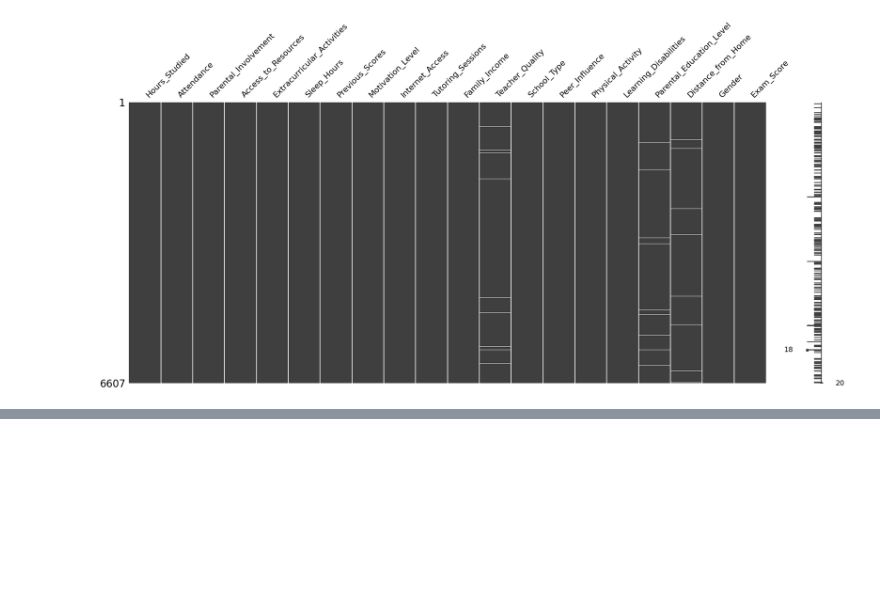
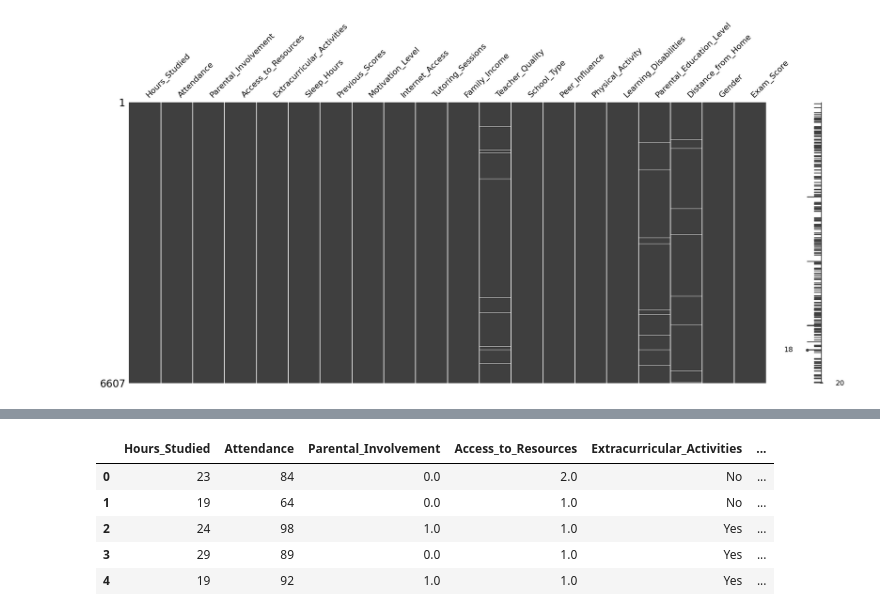
Before and after one commit to aidanahn/AP-Research, a Jupyter notebook: project.ipynb, the cells around one changed output, grey strips where cells are left out. Drawn from its saved outputs; the diff is of its cells as text; code cells hidden in the pictures; blank space fills up the shorter version.

Commit message:
Used the OrdinalEncoder in order to encode all ordinal variables

```diff
--- a/project.ipynb
+++ b/project.ipynb
@@ -163,0 +148,22 @@ print(df.duplicated().sum())
+# %%
+ordinal_encoder = OrdinalEncoder(categories = [['Low', 'Medium', 'High']])
+df['Parental_Involvement'] = ordinal_encoder.fit_transform(df[['Parental_Involvement']])
+df['Access_to_Resources'] = ordinal_encoder.fit_transform(df[['Access_to_Resources']])
+df['Motivation_Level'] = ordinal_encoder.fit_transform(df[['Motivation_Level']])
+df['Family_Income'] = ordinal_encoder.fit_transform(df[['Family_Income']])
+df['Teacher_Quality'] = ordinal_encoder.fit_transform(df[['Teacher_Quality']])
+# %%
+ordinal_encoder = OrdinalEncoder(categories = [['Negative', 'Neutral', 'Positive']])
+df['Peer_Influence'] = ordinal_encoder.fit_transform(df[['Peer_Influence']])
+# %%
+ordinal_encoder = OrdinalEncoder(categories = [['High School', 'College', 'Postgraduate']])
+df['Parental_Education_Level'] = ordinal_encoder.fit_transform(df[['Parental_Education_Level']])
+# %%
+df.head()
+# %% [output]
+|  | Hours_Studied | Attendance | Parental_Involvement | Access_to_Resources | Extracurricular_Activities | ... |
+| 0 | 23 | 84 | 0.0 | 2.0 | No | ... |
+| 1 | 19 | 64 | 0.0 | 1.0 | No | ... |
+| 2 | 24 | 98 | 1.0 | 1.0 | Yes | ... |
+| 3 | 29 | 89 | 0.0 | 1.0 | Yes | ... |
+| 4 | 19 | 92 | 1.0 | 1.0 | Yes | ... |
```
Also changed, not shown: parts of 7 cells of this notebook.
